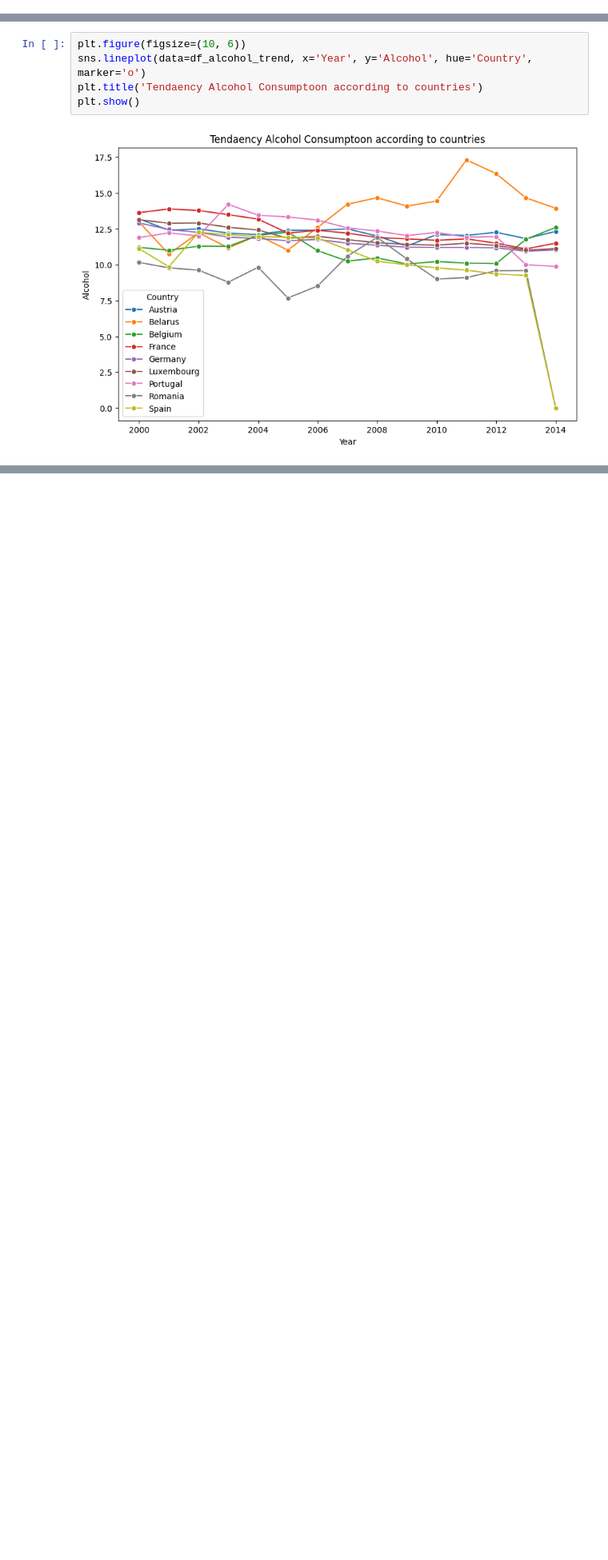
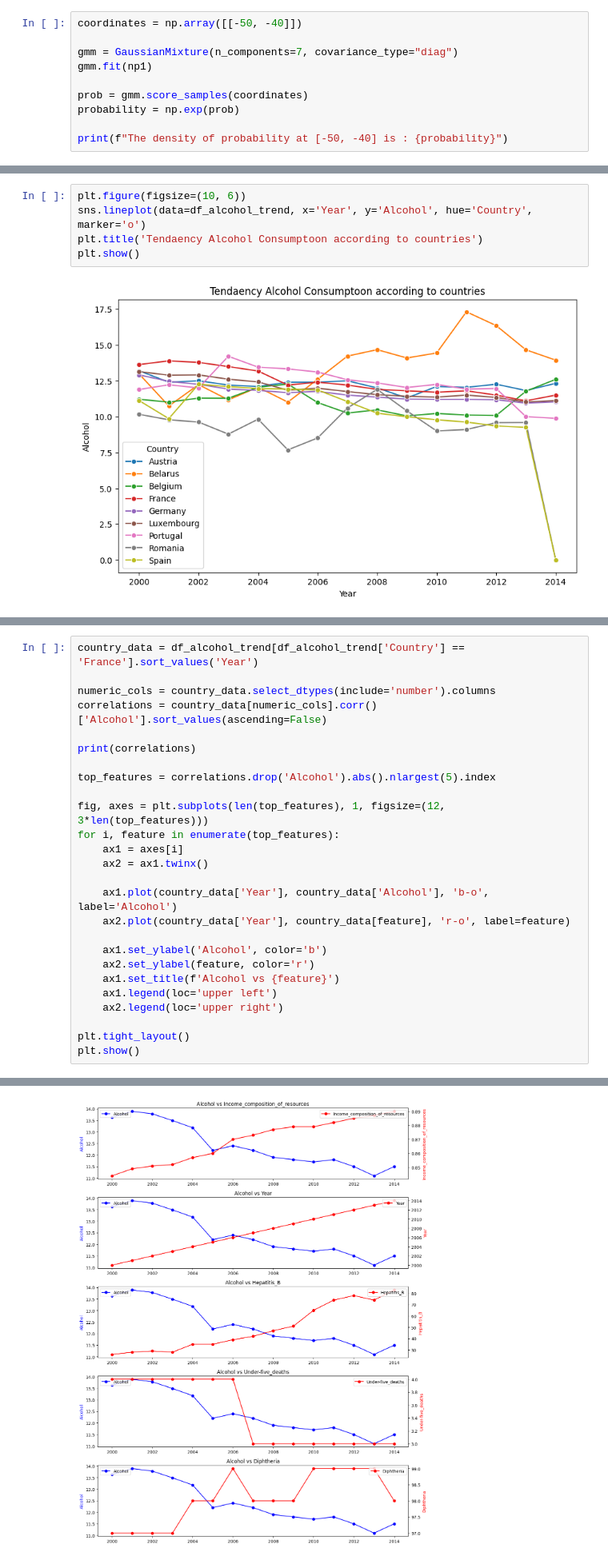
Before and after one commit to BALAKUMARKalai/TP_ML, a Jupyter notebook: TP1_Clustering.ipynb, the cells around one changed output, grey strips where cells are left out. Shown at 80% size. Cells and saved outputs as stored; diff of their text form; blank space fills up the shorter version.

```diff
--- a/TP1_Clustering.ipynb
+++ b/TP1_Clustering.ipynb
@@ -360,0 +376,10 @@ For this method, what would be the probability to find a country in the coordina
+# %%
+coordinates = np.array([[-50, -40]])
+
+gmm = GaussianMixture(n_components=7, covariance_type="diag")
+gmm.fit(np1)
+
+prob = gmm.score_samples(coordinates)
+probability = np.exp(prob)
+
+print(f"The density of probability at [-50, -40] is : {probability}")
@@ -791,0 +992,27 @@ plt.show()
+# %%
+country_data = df_alcohol_trend[df_alcohol_trend['Country'] == 'France'].sort_values('Year')
+
+numeric_cols = country_data.select_dtypes(include='number').columns
+correlations = country_data[numeric_cols].corr()['Alcohol'].sort_values(ascending=False)
+
+print(correlations)
+
+top_features = correlations.drop('Alcohol').abs().nlargest(5).index
+
+fig, axes = plt.subplots(len(top_features), 1, figsize=(12, 3*len(top_features)))
+for i, feature in enumerate(top_features):
+    ax1 = axes[i]
+    ax2 = ax1.twinx()
+
+    ax1.plot(country_data['Year'], country_data['Alcohol'], 'b-o', label='Alcohol')
+    ax2.plot(country_data['Year'], country_data[feature], 'r-o', label=feature)
+
+    ax1.set_ylabel('Alcohol', color='b')
+    ax2.set_ylabel(feature, color='r')
+    ax1.set_title(f'Alcohol vs {feature}')
+    ax1.legend(loc='upper left')
+    ax2.legend(loc='upper right')
+
+plt.tight_layout()
+plt.show()
+# %% [output]
@@ -791,0 +1036 @@ plt.show()
+[figure, added]
```
Also changed, not shown: parts of 36 cells of this notebook.
